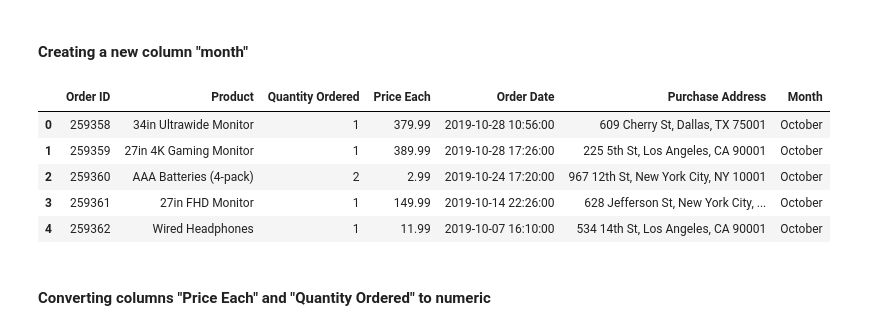
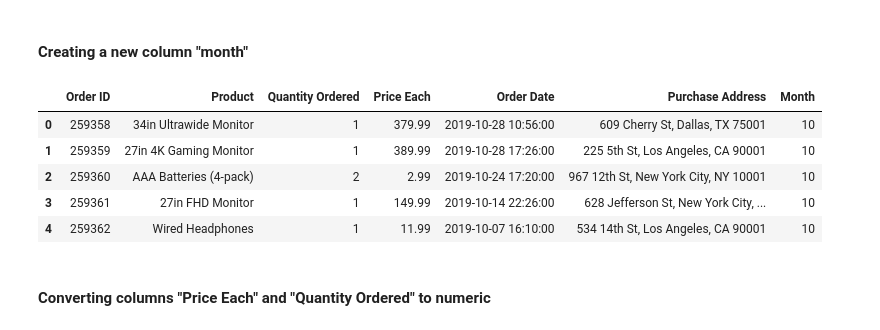
Before and after one commit to Kael-g/Sales-Analysis, a Jupyter notebook: first analysis in jupyter using pandas.ipynb, the cells around one changed output. Cells and saved outputs as stored; diff of their text form; code cells hidden in the pictures.

```diff
--- a/first analysis in jupyter using pandas.ipynb
+++ b/first analysis in jupyter using pandas.ipynb
@@ -55,16 +57,16 @@ all_data["Order Date"] = pd.to_datetime(all_data["Order Date"])
 # %% [markdown]
 #### Creating a new column "month"
 # %%
-all_data["Month"] = all_data["Order Date"].dt.month_name()
+all_data["Month"] = all_data["Order Date"].dt.month
 
 all_data.head()
 # %% [output]
 |  | Order ID | Product | Quantity Ordered | Price Each | Order Date | Purchase Address | Month |
-| 0 | 259358 | 34in Ultrawide Monitor | 1 | 379.99 | 2019-10-28 10:56:00 | 609 Cherry St, Dallas, TX 75001 | October |
-| 1 | 259359 | 27in 4K Gaming Monitor | 1 | 389.99 | 2019-10-28 17:26:00 | 225 5th St, Los Angeles, CA 90001 | October |
-| 2 | 259360 | AAA Batteries (4-pack) | 2 | 2.99 | 2019-10-24 17:20:00 | 967 12th St, New York City, NY 10001 | October |
-| 3 | 259361 | 27in FHD Monitor | 1 | 149.99 | 2019-10-14 22:26:00 | 628 Jefferson St, New York City, ... | October |
-| 4 | 259362 | Wired Headphones | 1 | 11.99 | 2019-10-07 16:10:00 | 534 14th St, Los Angeles, CA 90001 | October |
+| 0 | 259358 | 34in Ultrawide Monitor | 1 | 379.99 | 2019-10-28 10:56:00 | 609 Cherry St, Dallas, TX 75001 | 10 |
+| 1 | 259359 | 27in 4K Gaming Monitor | 1 | 389.99 | 2019-10-28 17:26:00 | 225 5th St, Los Angeles, CA 90001 | 10 |
+| 2 | 259360 | AAA Batteries (4-pack) | 2 | 2.99 | 2019-10-24 17:20:00 | 967 12th St, New York City, NY 10001 | 10 |
+| 3 | 259361 | 27in FHD Monitor | 1 | 149.99 | 2019-10-14 22:26:00 | 628 Jefferson St, New York City, ... | 10 |
+| 4 | 259362 | Wired Headphones | 1 | 11.99 | 2019-10-07 16:10:00 | 534 14th St, Los Angeles, CA 90001 | 10 |
 # %% [markdown]
 #### Converting columns "Price Each" and "Quantity Ordered" to numeric
 # %%
```
Also changed, not shown: parts of 10 cells of this notebook.
